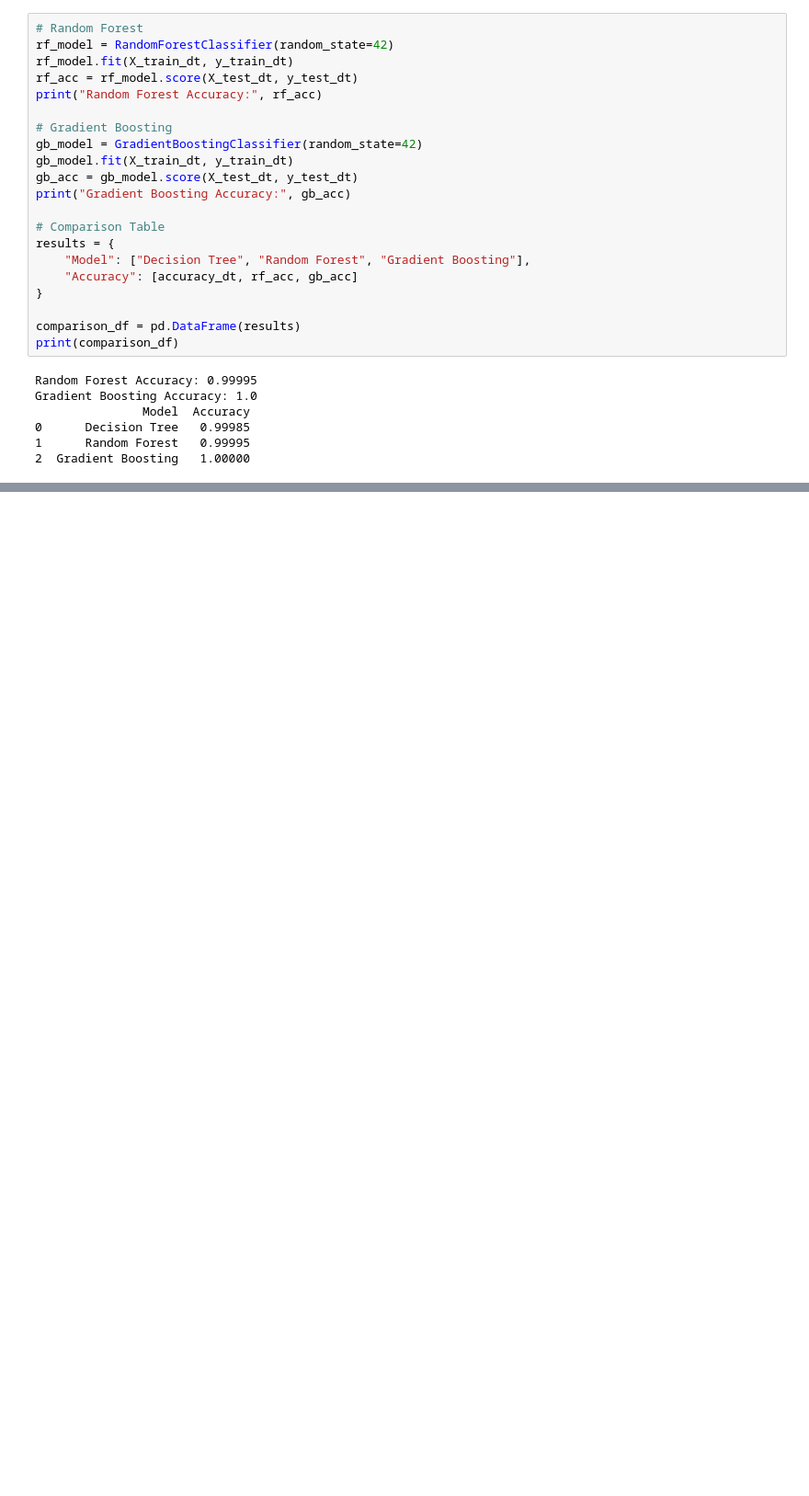
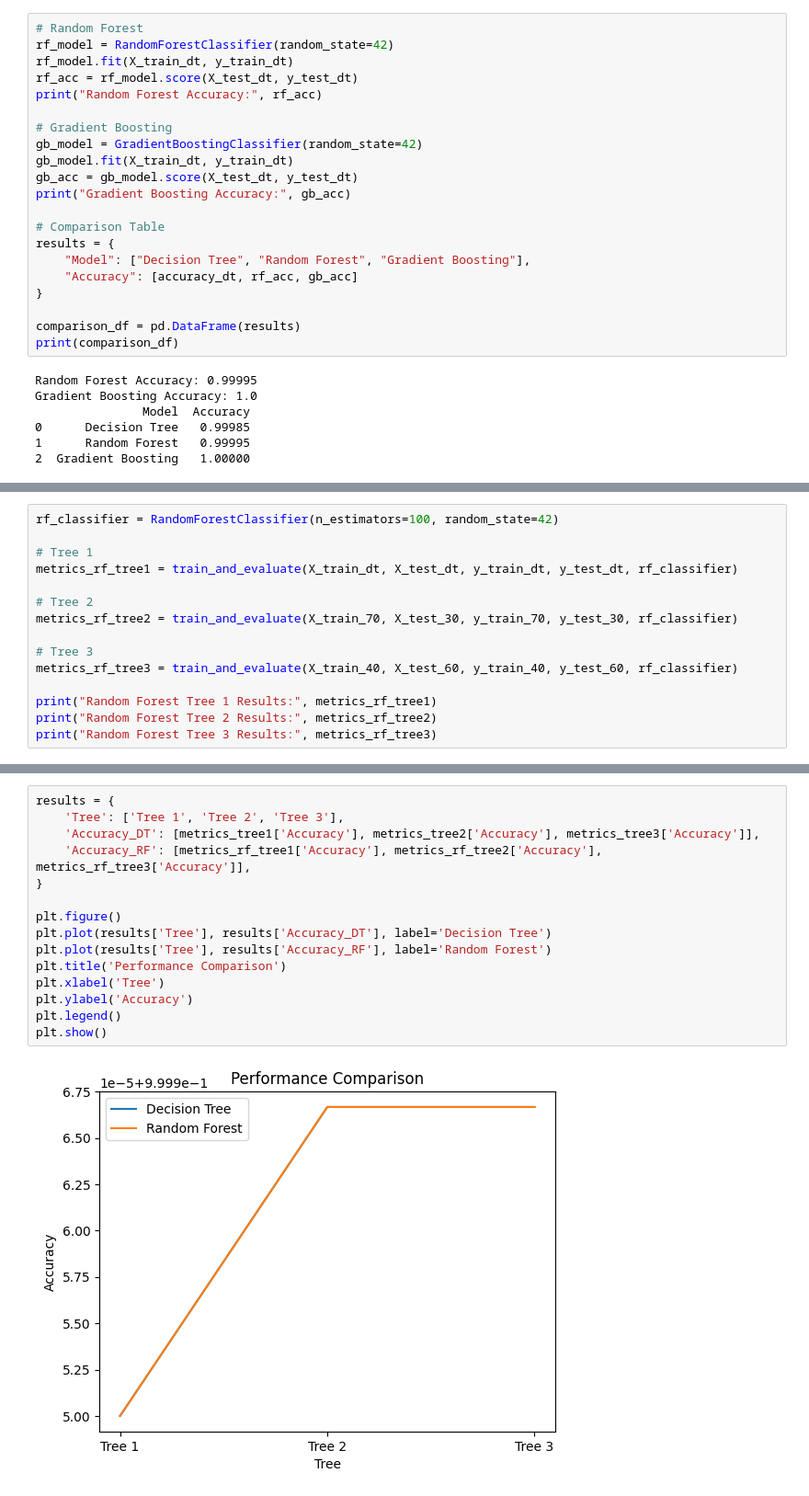
Before and after one commit to mroshan5722/Dubai_UG-6, a Jupyter notebook: notebooks/phishing/decision_phishing.ipynb, the cells around one changed output, grey strips where cells are left out. Shown at 92% size. Drawn from its saved outputs; the diff is of its cells as text; blank space fills up the shorter version.

Commit message:
decision minimal changes

```diff
--- a/notebooks/phishing/decision_phishing.ipynb
+++ b/notebooks/phishing/decision_phishing.ipynb
@@ -798,0 +824,15 @@ Gradient Boosting Accuracy: 1.0
+# %%
+rf_classifier = RandomForestClassifier(n_estimators=100, random_state=42)
+
+# Tree 1
+metrics_rf_tree1 = train_and_evaluate(X_train_dt, X_test_dt, y_train_dt, y_test_dt, rf_classifier)
+
+# Tree 2
+metrics_rf_tree2 = train_and_evaluate(X_train_70, X_test_30, y_train_70, y_test_30, rf_classifier)
+
+# Tree 3
+metrics_rf_tree3 = train_and_evaluate(X_train_40, X_test_60, y_train_40, y_test_60, rf_classifier)
+
+print("Random Forest Tree 1 Results:", metrics_rf_tree1)
+print("Random Forest Tree 2 Results:", metrics_rf_tree2)
+print("Random Forest Tree 3 Results:", metrics_rf_tree3)
@@ -798,0 +846,17 @@ Gradient Boosting Accuracy: 1.0
+# %%
+results = {
+    'Tree': ['Tree 1', 'Tree 2', 'Tree 3'],
+    'Accuracy_DT': [metrics_tree1['Accuracy'], metrics_tree2['Accuracy'], metrics_tree3['Accuracy']],
+    'Accuracy_RF': [metrics_rf_tree1['Accuracy'], metrics_rf_tree2['Accuracy'], metrics_rf_tree3['Accuracy']],
+}
+
+plt.figure()
+plt.plot(results['Tree'], results['Accuracy_DT'], label='Decision Tree')
+plt.plot(results['Tree'], results['Accuracy_RF'], label='Random Forest')
+plt.title('Performance Comparison')
+plt.xlabel('Tree')
+plt.ylabel('Accuracy')
+plt.legend()
+plt.show()
+# %% [output]
+[figure, added]
```
Also changed, not shown: parts of 7 cells of this notebook.
